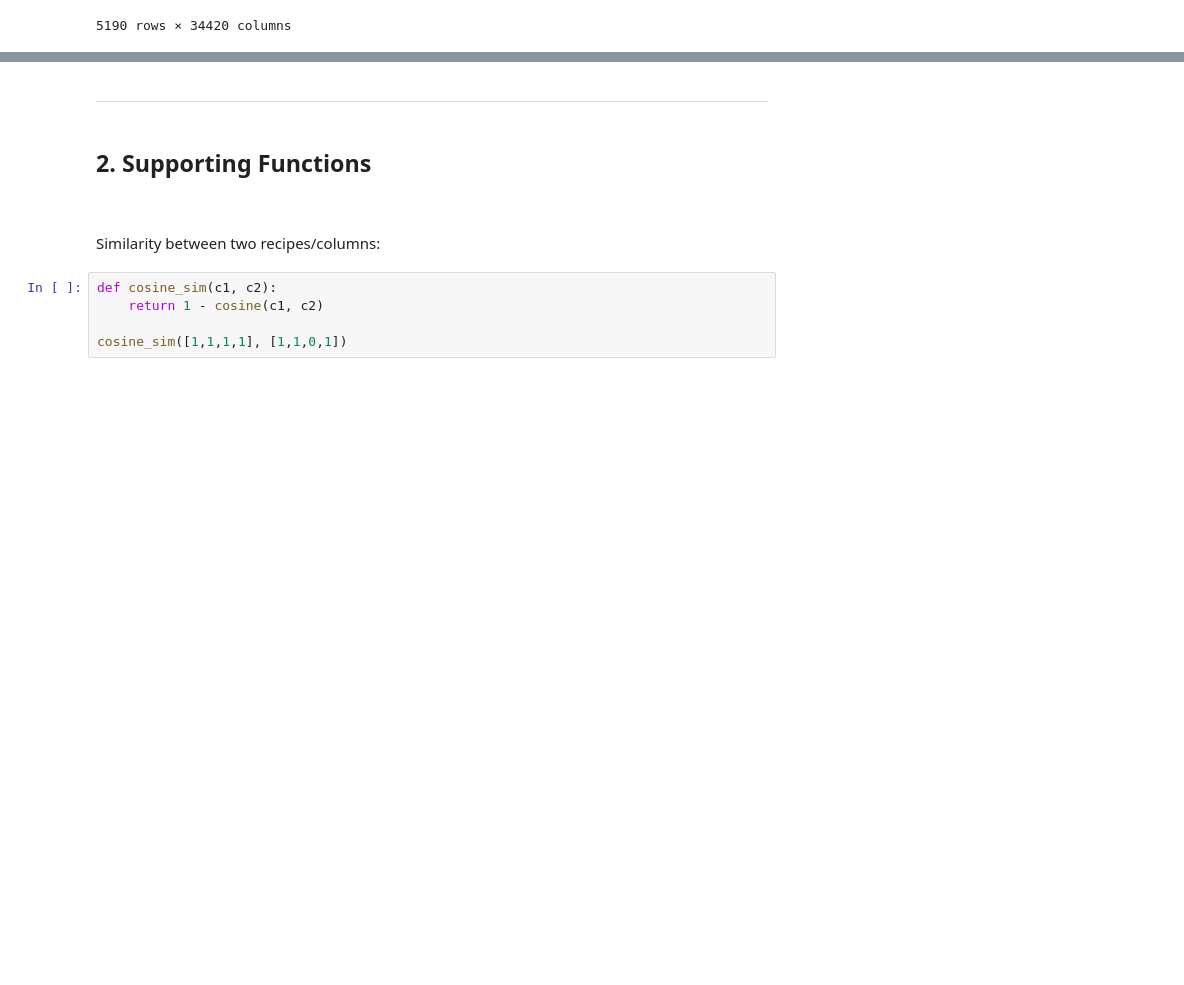
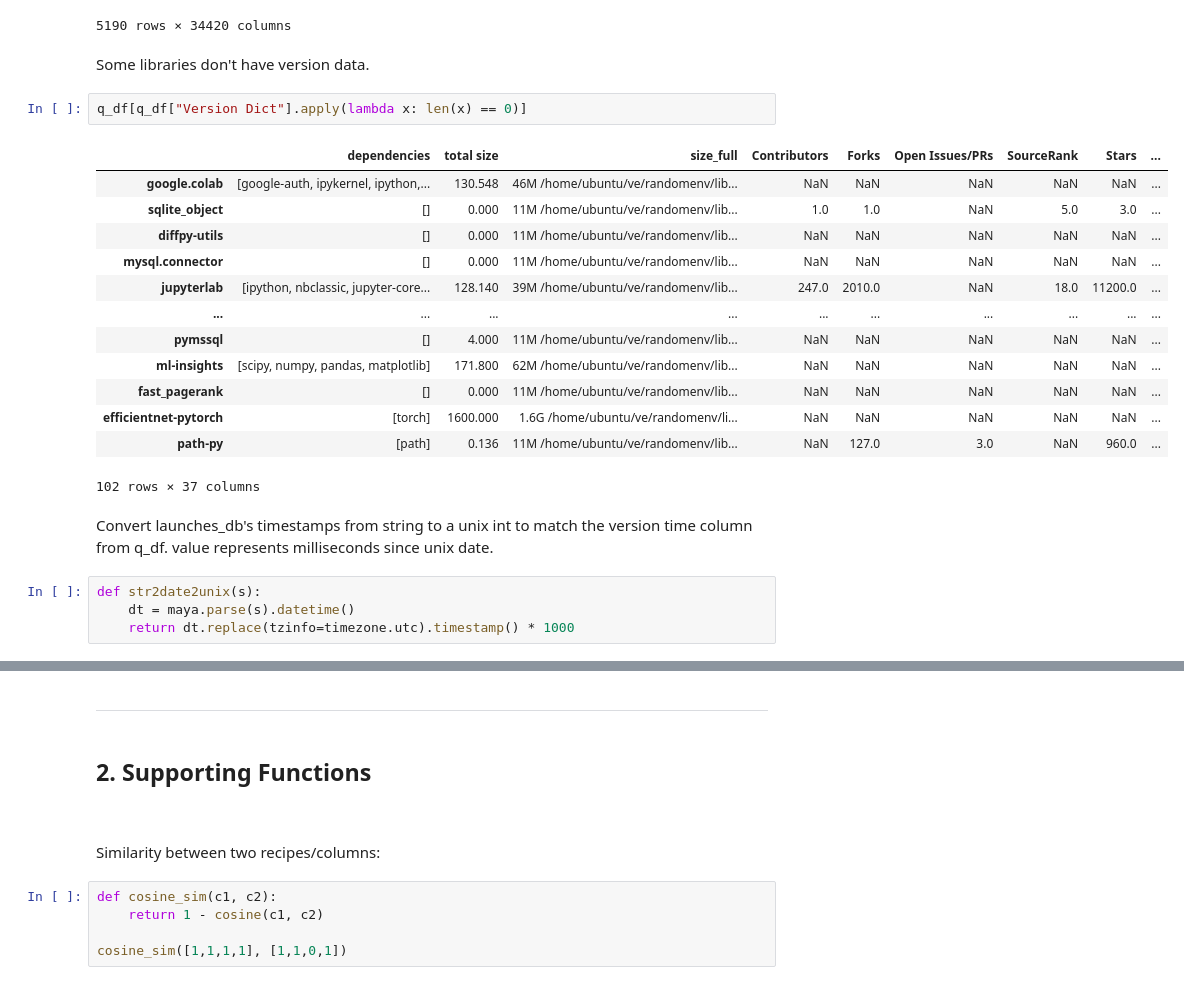
Before and after one commit to kevingao26/Binder-Logs, a Jupyter notebook: 6. The Models/Model Workspace.ipynb, the cells around one changed output, grey strips where cells are left out. Saved outputs shown, nothing was run; the diff lists cells and outputs as text; blank space fills up the shorter version.

Commit message:
7/8 version stuff for launches df

```diff
--- a/6. The Models/Model Workspace.ipynb
+++ b/6. The Models/Model Workspace.ipynb
@@ -192,3 +197,28 @@ dep_binary_df
 | pyswip | 0 | 0 | 0 | 0 | ... |
 | gputil | 0 | 0 | 0 | 0 | ... |
 5190 rows × 34420 columns
+# %% [markdown]
+Some libraries don't have version data.
+# %%
+q_df[q_df["Version Dict"].apply(lambda x: len(x) == 0)]
+# %% [output]
+|  | dependencies | total size | size_full | Contributors | Forks | Open Issues/PRs | SourceRank | Stars | ... |
+| google.colab | [google-auth, ipykernel, ipython,... | 130.548 | 46M /home/ubuntu/ve/randomenv/lib... | NaN | NaN | NaN | NaN | NaN | ... |
+| sqlite_object | [] | 0.000 | 11M /home/ubuntu/ve/randomenv/lib... | 1.0 | 1.0 | NaN | 5.0 | 3.0 | ... |
+| diffpy-utils | [] | 0.000 | 11M /home/ubuntu/ve/randomenv/lib... | NaN | NaN | NaN | NaN | NaN | ... |
+| mysql.connector | [] | 0.000 | 11M /home/ubuntu/ve/randomenv/lib... | NaN | NaN | NaN | NaN | NaN | ... |
+| jupyterlab | [ipython, nbclassic, jupyter-core... | 128.140 | 39M /home/ubuntu/ve/randomenv/lib... | 247.0 | 2010.0 | NaN | 18.0 | 11200.0 | ... |
+| ... | ... | ... | ... | ... | ... | ... | ... | ... | ... |
+| pymssql | [] | 4.000 | 11M /home/ubuntu/ve/randomenv/lib... | NaN | NaN | NaN | NaN | NaN | ... |
+| ml-insights | [scipy, numpy, pandas, matplotlib] | 171.800 | 62M /home/ubuntu/ve/randomenv/lib... | NaN | NaN | NaN | NaN | NaN | ... |
+| fast_pagerank | [] | 0.000 | 11M /home/ubuntu/ve/randomenv/lib... | NaN | NaN | NaN | NaN | NaN | ... |
+| efficientnet-pytorch | [torch] | 1600.000 | 1.6G /home/ubuntu/ve/randomenv/li... | NaN | NaN | NaN | NaN | NaN | ... |
+| path-py | [path] | 0.136 | 11M /home/ubuntu/ve/randomenv/lib... | NaN | 127.0 | 3.0 | NaN | 960.0 | ... |
+102 rows × 37 columns
+# %% [markdown]
+Convert launches_db's timestamps from string to a unix int to match the version time column from q_df.
+value represents milliseconds since unix date.
+# %%
+def str2date2unix(s):
+    dt = maya.parse(s).datetime()
+    return dt.replace(tzinfo=timezone.utc).timestamp() * 1000
```
Also changed, not shown: parts of 12 cells of this notebook, 3 other files.
